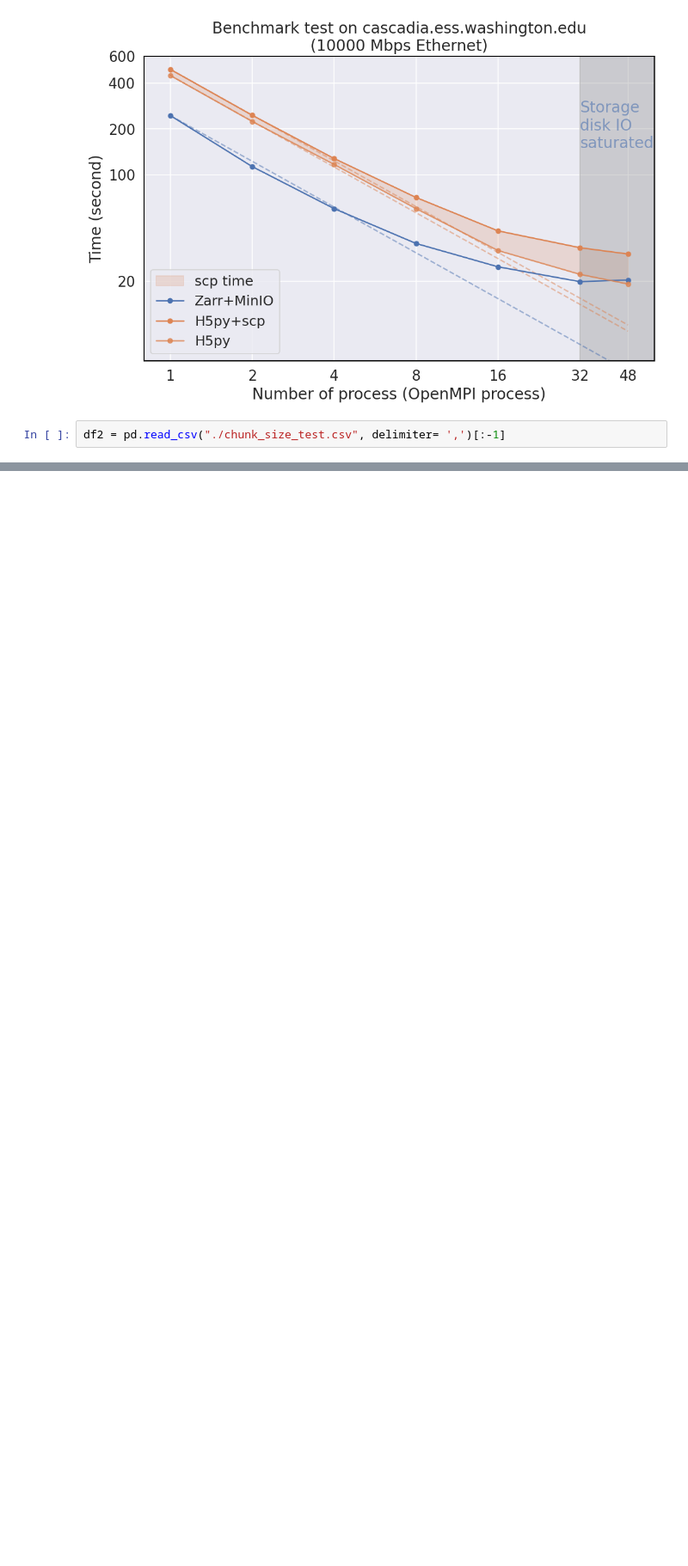
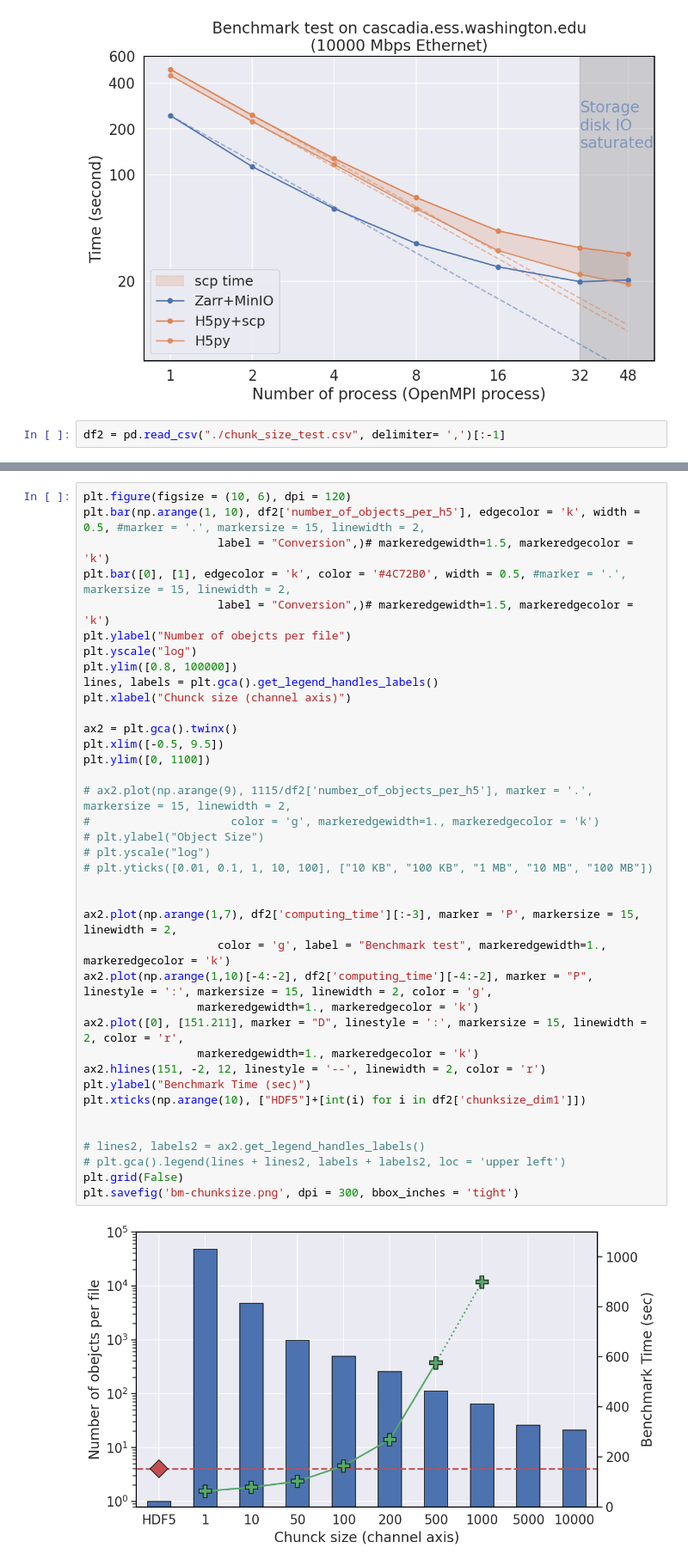
Before and after one commit to niyiyu/DASstore, a Jupyter notebook: notebooks/plot_benchmark.ipynb, the cells around one changed output, grey strips where cells are left out. Shown at 86% size. Saved outputs shown, nothing was run; the diff lists cells and outputs as text; blank space fills up the shorter version.

```diff
--- a/notebooks/plot_benchmark.ipynb
+++ b/notebooks/plot_benchmark.ipynb
@@ -109,0 +112,40 @@ plt.grid(False)
+# %%
+plt.figure(figsize = (10, 6), dpi = 120)
+plt.bar(np.arange(1, 10), df2['number_of_objects_per_h5'], edgecolor = 'k', width = 0.5, #marker = '.', markersize = 15, linewidth = 2,
+                    label = "Conversion",)# markeredgewidth=1.5, markeredgecolor = 'k')
+plt.bar([0], [1], edgecolor = 'k', color = '#4C72B0', width = 0.5, #marker = '.', markersize = 15, linewidth = 2,
+                    label = "Conversion",)# markeredgewidth=1.5, markeredgecolor = 'k')
+plt.ylabel("Number of obejcts per file")
+plt.yscale("log")
+plt.ylim([0.8, 100000])
+lines, labels = plt.gca().get_legend_handles_labels()
+plt.xlabel("Chunck size (channel axis)")
+
+ax2 = plt.gca().twinx()
+plt.xlim([-0.5, 9.5])
+plt.ylim([0, 1100])
+
+# ax2.plot(np.arange(9), 1115/df2['number_of_objects_per_h5'], marker = '.', markersize = 15, linewidth = 2,
+#                     color = 'g', markeredgewidth=1., markeredgecolor = 'k')
+# plt.ylabel("Object Size")
+# plt.yscale("log")
+# plt.yticks([0.01, 0.1, 1, 10, 100], ["10 KB", "100 KB", "1 MB", "10 MB", "100 MB"])
+
+
+ax2.plot(np.arange(1,7), df2['computing_time'][:-3], marker = 'P', markersize = 15, linewidth = 2,
+                    color = 'g', label = "Benchmark test", markeredgewidth=1., markeredgecolor = 'k')
+ax2.plot(np.arange(1,10)[-4:-2], df2['computing_time'][-4:-2], marker = "P", linestyle = ':', markersize = 15, linewidth = 2, color = 'g',
+                 markeredgewidth=1., markeredgecolor = 'k')
+ax2.plot([0], [151.211], marker = "D", linestyle = ':', markersize = 15, linewidth = 2, color = 'r',
+                 markeredgewidth=1., markeredgecolor = 'k')
+ax2.hlines(151, -2, 12, linestyle = '--', linewidth = 2, color = 'r')
+plt.ylabel("Benchmark Time (sec)")
+plt.xticks(np.arange(10), ["HDF5"]+[int(i) for i in df2['chunksize_dim1']])
+
+
+# lines2, labels2 = ax2.get_legend_handles_labels()
+# plt.gca().legend(lines + lines2, labels + labels2, loc = 'upper left')
+plt.grid(False)
+plt.savefig('bm-chunksize.png', dpi = 300, bbox_inches = 'tight')
+# %% [output]
+[figure, added]
```
Also changed, not shown: parts of 1 cell of this notebook, 2 other files.
